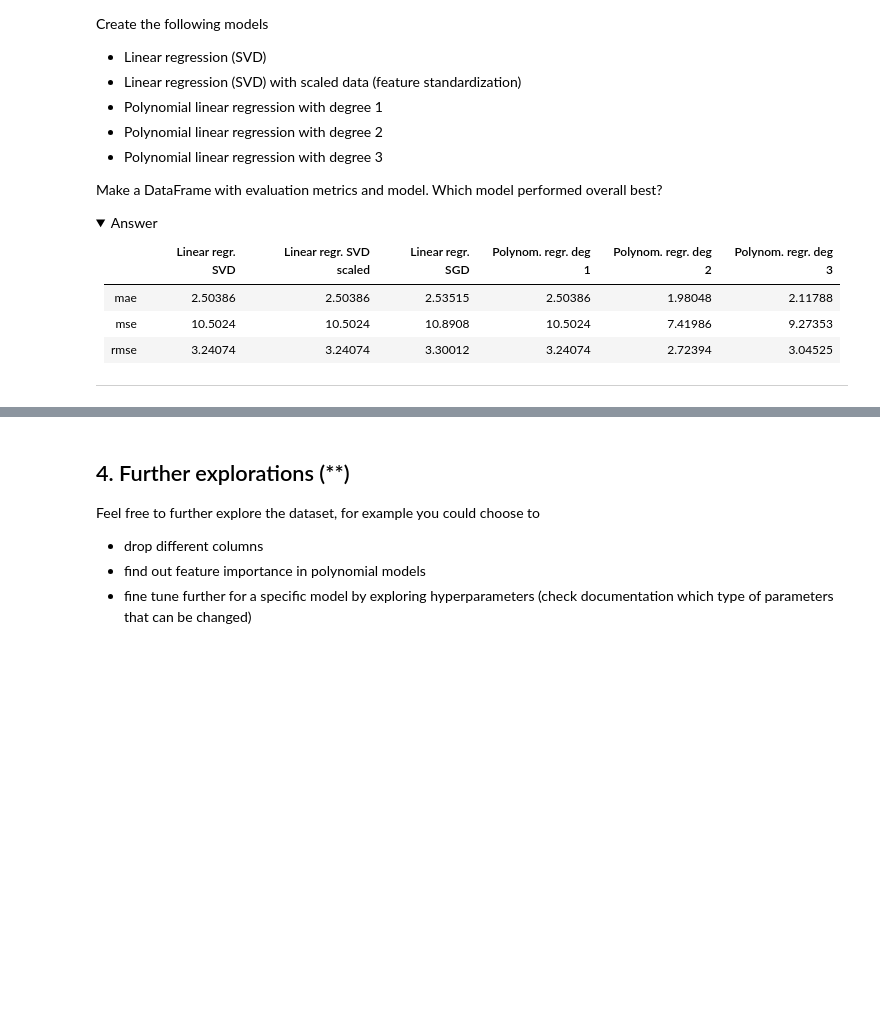
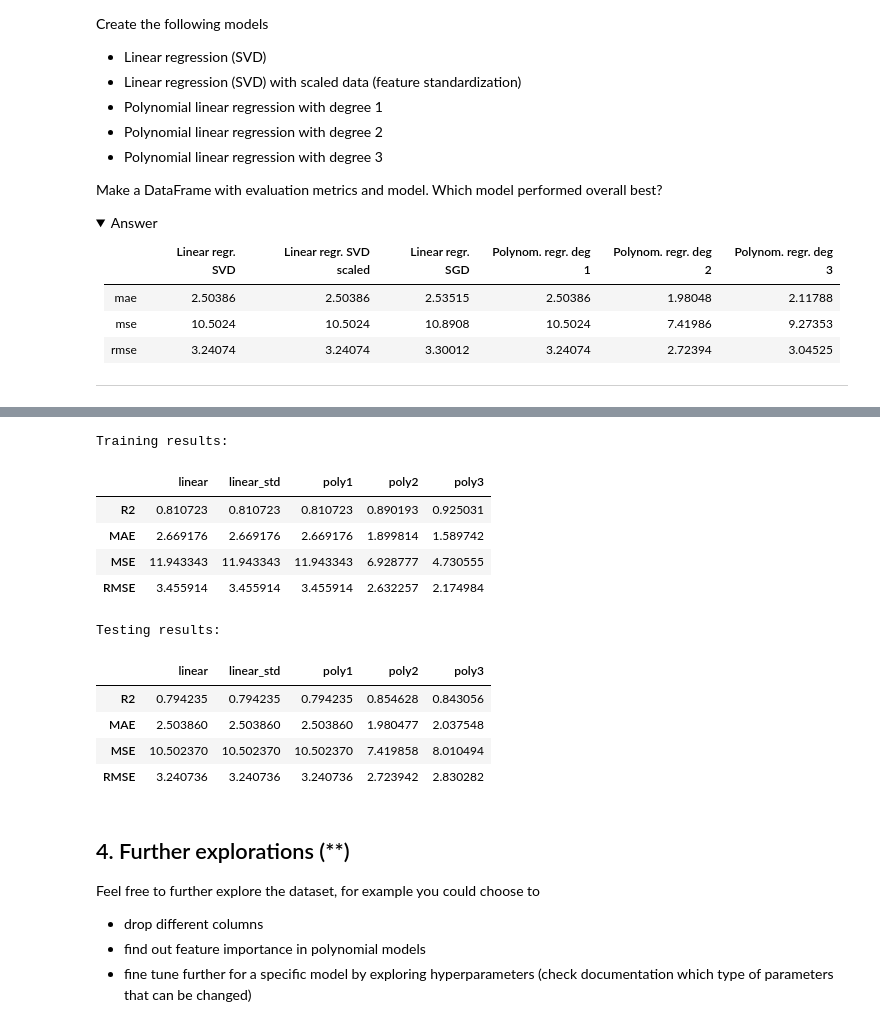
Before and after one commit to AlbotGoodman/machine-learning, a Jupyter notebook: Exercises/E01_sklearn.ipynb, the cells around one changed output, grey strips where cells are left out. Saved outputs shown, nothing was run; the diff lists cells and outputs as text; code cells hidden in the pictures; folded sections open; blank space fills up the shorter version.

```diff
--- a/Exercises/E01_sklearn.ipynb
+++ b/Exercises/E01_sklearn.ipynb
@@ -307,3 +230,31 @@ RMSE: 2.8302816637903376
+# %%
+import pandas as pd
+
+cols = [key for key in linear[0].keys()]
+rows = ["linear", "linear_std", "poly1", "poly2", "poly3"]
+results_train = pd.DataFrame(columns=rows, index=cols)
+results_test = pd.DataFrame(columns=rows, index=cols)
+for model_name, model_results in zip(rows, [linear, linear_std, poly1, poly2, poly3]):
+    results_train[model_name] = pd.Series(model_results[0])
+    results_test[model_name] = pd.Series(model_results[1])
+
+print("Training results:")
+display(results_train)
+print("Testing results:")
+display(results_test)
+# %% [output]
+Training results:
+|  | linear | linear_std | poly1 | poly2 | poly3 |
+| R2 | 0.810723 | 0.810723 | 0.810723 | 0.890193 | 0.925031 |
+| MAE | 2.669176 | 2.669176 | 2.669176 | 1.899814 | 1.589742 |
+| MSE | 11.943343 | 11.943343 | 11.943343 | 6.928777 | 4.730555 |
+| RMSE | 3.455914 | 3.455914 | 3.455914 | 2.632257 | 2.174984 |
+Testing results:
+|  | linear | linear_std | poly1 | poly2 | poly3 |
+| R2 | 0.794235 | 0.794235 | 0.794235 | 0.854628 | 0.843056 |
+| MAE | 2.503860 | 2.503860 | 2.503860 | 1.980477 | 2.037548 |
+| MSE | 10.502370 | 10.502370 | 10.502370 | 7.419858 | 8.010494 |
+| RMSE | 3.240736 | 3.240736 | 3.240736 | 2.723942 | 2.830282 |
 # %% [markdown]
 
 ## 4. Further explorations (**)
```
Also changed, not shown: parts of 5 cells of this notebook.
